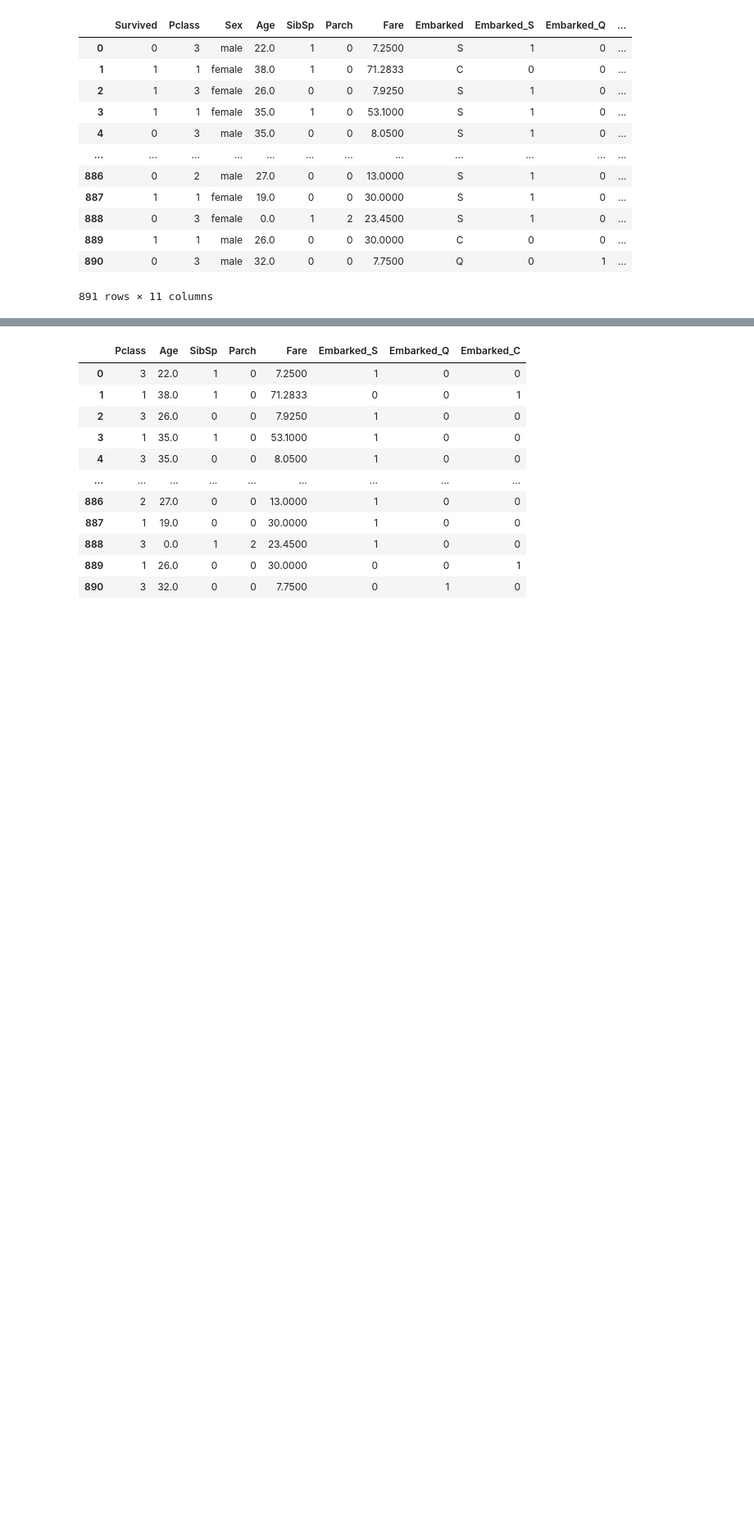
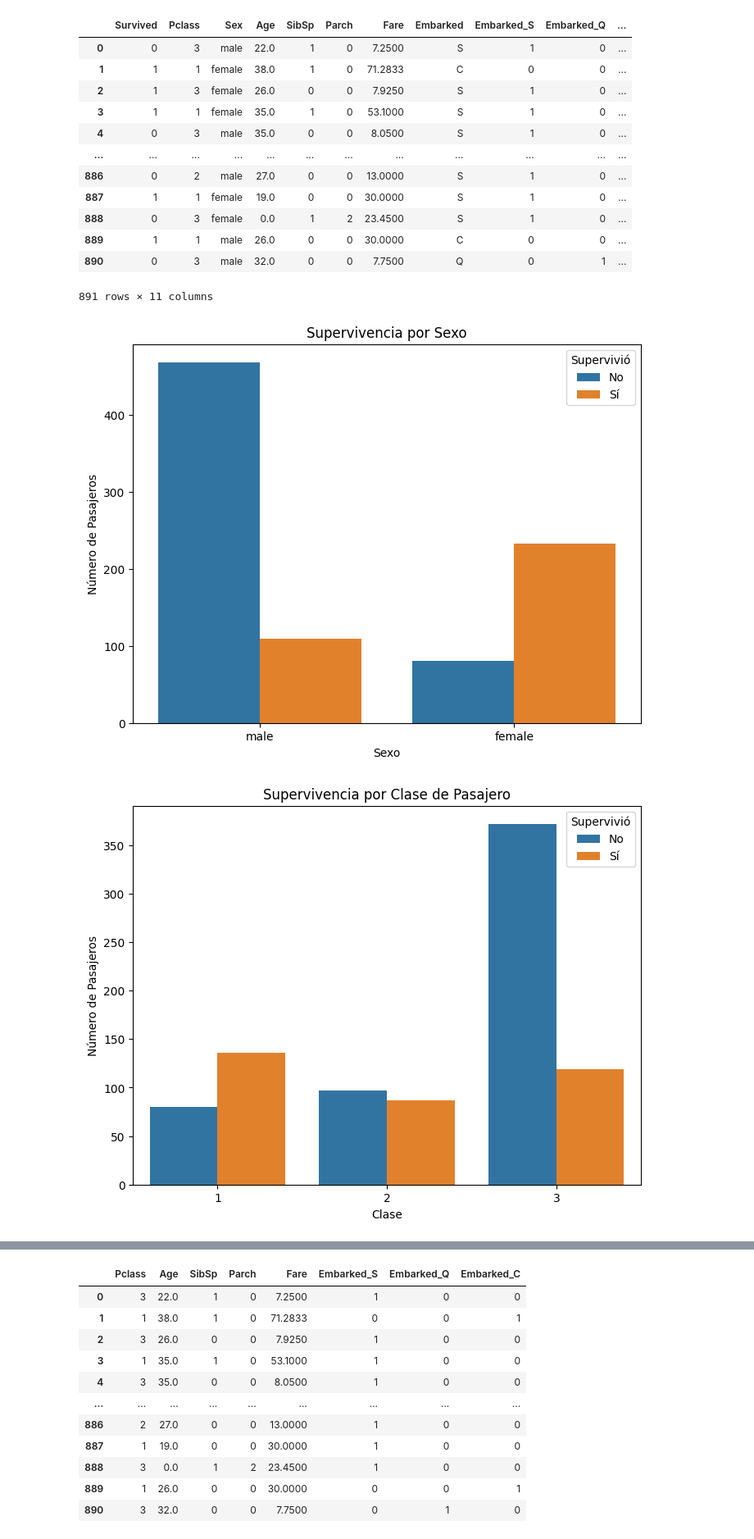
Before and after one commit to germano84-sys/Analisis-Dataset, a Jupyter notebook: titanic.ipynb, the cells around one changed output, grey strips where cells are left out. Shown at 82% size. Cells and saved outputs as stored; diff of their text form; code cells hidden in the pictures; blank space fills up the shorter version.

```diff
--- a/titanic.ipynb
+++ b/titanic.ipynb
@@ -94,3 +100,37 @@ data
 | 889 | 1 | 1 | male | 26.0 | 0 | 0 | 30.0000 | C | 0 | 0 | ... |
 | 890 | 0 | 3 | male | 32.0 | 0 | 0 | 7.7500 | Q | 0 | 1 | ... |
 891 rows × 11 columns
+# %%
+# Visualizaciones de Supervivencia por Categorías
+import matplotlib.pyplot as plt
+import seaborn as sns
+
+# Supervivencia por Sexo
+plt.figure(figsize=(8,6))
+sns.countplot(x='Sex', hue='Survived', data=data.replace({'Sex': {0: 'Mujer', 1: 'Hombre'}}))
+plt.title('Supervivencia por Sexo')
+plt.xlabel('Sexo')
+plt.ylabel('Número de Pasajeros')
+plt.legend(title='Supervivió', labels=['No', 'Sí'])
+plt.show()
+
+# Supervivencia por Clase
+plt.figure(figsize=(8,6))
+sns.countplot(x='Pclass', hue='Survived', data=data)
+plt.title('Supervivencia por Clase de Pasajero')
+plt.xlabel('Clase')
+plt.ylabel('Número de Pasajeros')
+plt.legend(title='Supervivió', labels=['No', 'Sí'])
+plt.show()
+
+# Supervivencia por Puerto de Embarque
+plt.figure(figsize=(8,6))
+sns.countplot(x='Embarked', hue='Survived', data=data)
+plt.title('Supervivencia por Puerto de Embarque')
+plt.xlabel('Puerto')
+plt.ylabel('Número de Pasajeros')
+plt.legend(title='Supervivió', labels=['No', 'Sí'])
+plt.show()
+# %% [output]
+[figure, added]
+[figure, added]
```
Also changed, not shown: parts of 13 cells of this notebook.
